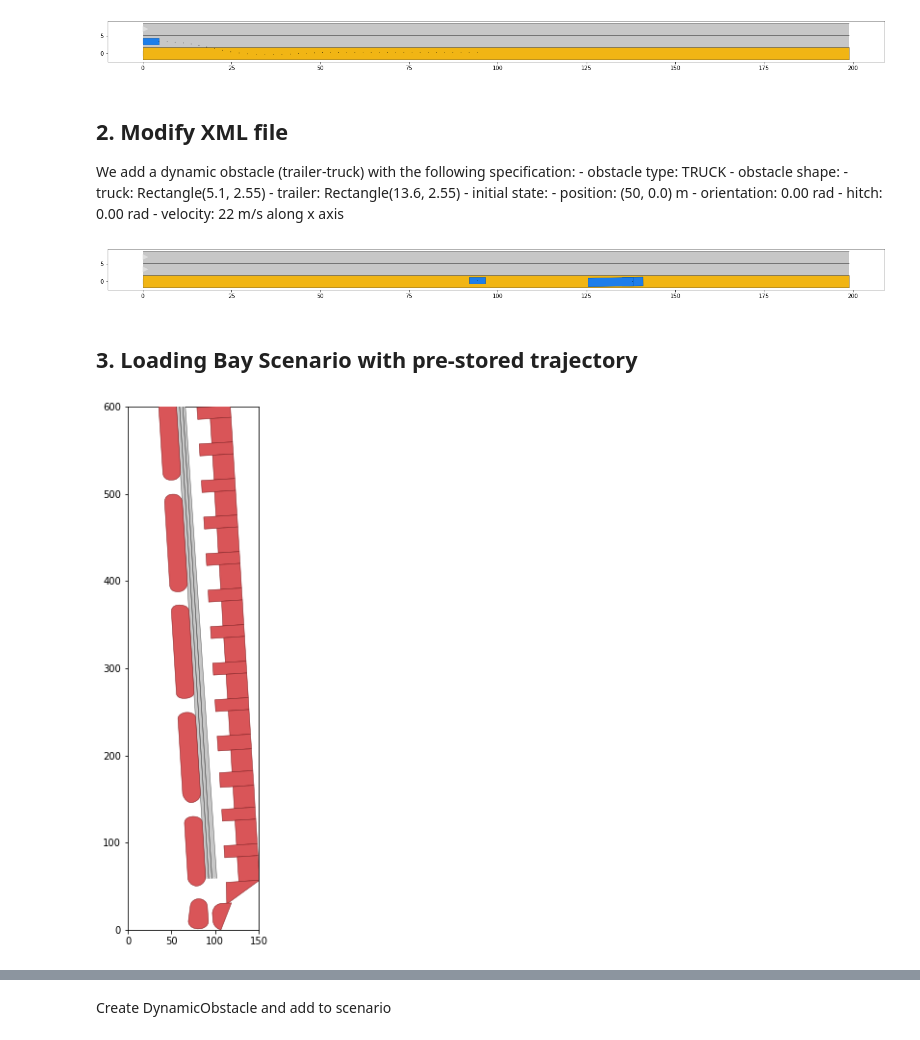
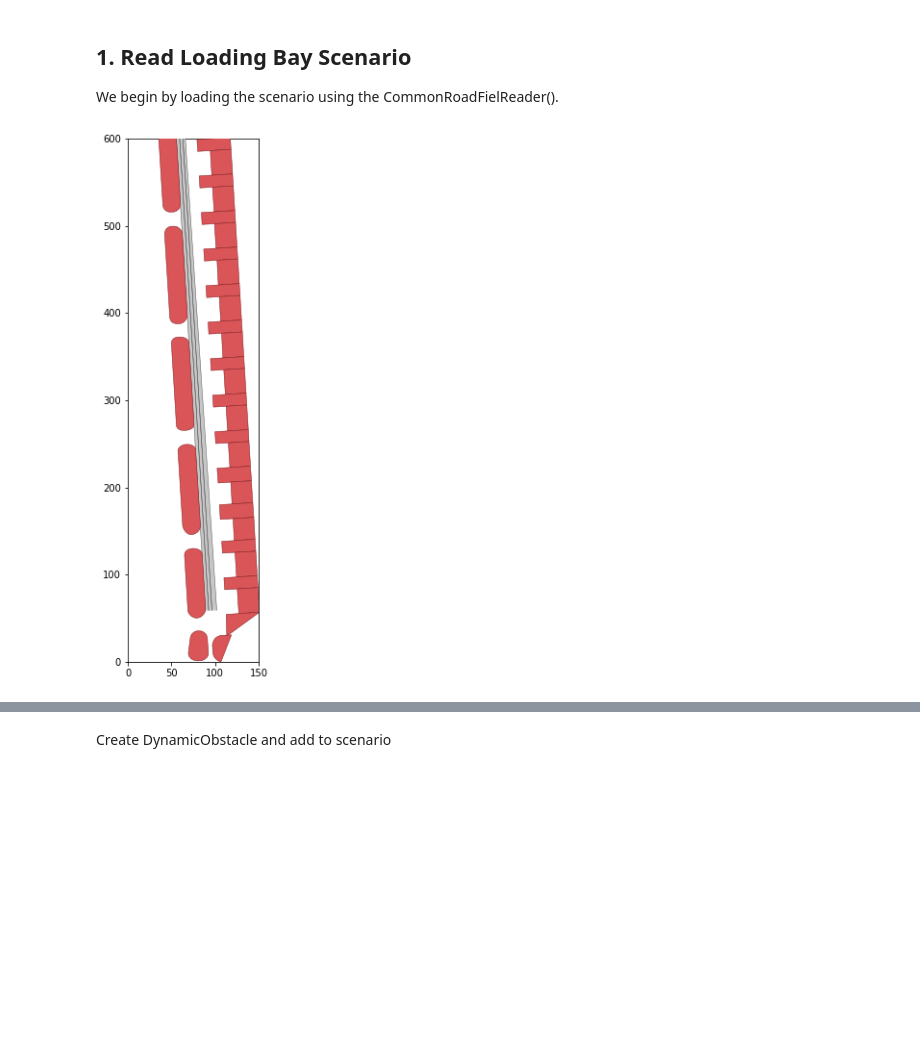
Before and after one commit to CommonRoad/commonroad-io, a Jupyter notebook: tutorials/scenario_truck.ipynb, the cells around one changed output, grey strips where cells are left out. Cells and saved outputs as stored; diff of their text form; code cells hidden in the pictures; blank space fills up the shorter version.

```diff
--- a/tutorials/scenario_truck.ipynb
+++ b/tutorials/scenario_truck.ipynb
@@ -4,0 +7,4 @@ As documented in [CommonRoadFileReader](https://commonroad-io.readthedocs.io/en/
+# %% [markdown]
+## 1. Read Loading Bay Scenario
+
+We begin by loading the scenario using the CommonRoadFielReader().
@@ -5,40 +20,17 @@ As documented in [CommonRoadFileReader](https://commonroad-io.readthedocs.io/en/
 # %%
-import os
-import matplotlib.pyplot as plt
-from IPython import display
-
-# import functions to read xml file and visualize commonroad objects
-from commonroad.common.file_reader import CommonRoadFileReader
-from commonroad.visualization.mp_renderer import MPRenderer
-
 # generate path of the file to be opened
-file_path = "ZAM_Tutorial-1_1_T-1.xml"
+file_path = "ZAM_Loading_Bay-1_1_T.xml"
 
 # read in the scenario and planning problem set
 scenario, planning_problem_set = CommonRoadFileReader(file_path).open()
 
 # plot the scenario
-plt.figure(figsize=(25, 10))
-rnd = MPRenderer()
+rnd = MPRenderer( figsize=(25, 10), plot_limits=[0, 150, 0, 600])
 display.clear_output(wait=True)
 # plot the scenario at different time step
 scenario.draw(rnd, draw_params={'time_begin': 0})
 # plot the planning problem set
-planning_problem_set.draw(rnd)
 rnd.render()
 plt.show()
 # %% [output]
-[figure, old version]
+[figure, new version]
-# %% [markdown]
-## 2. Modify XML file
-
-We add a dynamic obstacle (trailer-truck) with the following specification:
-    - obstacle type: TRUCK
-    - obstacle shape:
-        - truck: Rectangle(5.1, 2.55)
-        - trailer: Rectangle(13.6, 2.55)
-    - initial state:
-        - position: (50, 0.0) m
-        - orientation: 0.00 rad
-        - hitch: 0.00 rad
-        - velocity: 22 m/s along x axis
@@ -91,31 +36,0 @@ scenario.add_objects(dynamic_obstacle)
-# %%
-# plot the scenario for each time step
-for i in range(0, 41):
-    plt.figure(figsize=(25, 10))
-    rnd = MPRenderer()
-    display.clear_output(wait=True)
-    scenario.draw(rnd, draw_params={'time_begin': i})
-    planning_problem_set.draw(rnd)
-    rnd.render()
-    plt.show()
-# %% [output]
-[figure, removed]
-# %% [markdown]
-## 3. Loading Bay Scenario with pre-stored trajectory
-# %%
-# generate path of the file to be opened
-file_path = "ZAM_Loading_Bay-1_1_T-no-truck.xml"
-
-# read in the scenario and planning problem set
-scenario, planning_problem_set = CommonRoadFileReader(file_path).open()
-
-# plot the scenario
-rnd = MPRenderer( figsize=(25, 10), plot_limits=[0, 150, 0, 600])
-display.clear_output(wait=True)
-# plot the scenario at different time step
-scenario.draw(rnd, draw_params={'time_begin': 0})
-# plot the planning problem set
-rnd.render()
-plt.show()
-# %% [output]
-[figure, removed]
```
Also changed, not shown: parts of 9 cells of this notebook.
